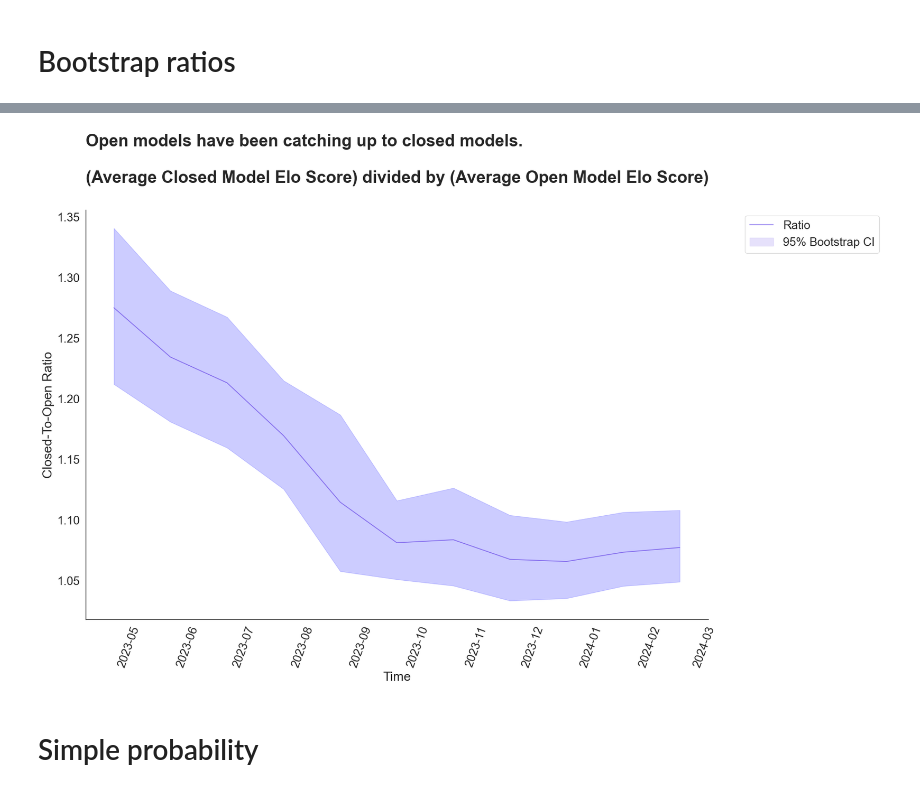
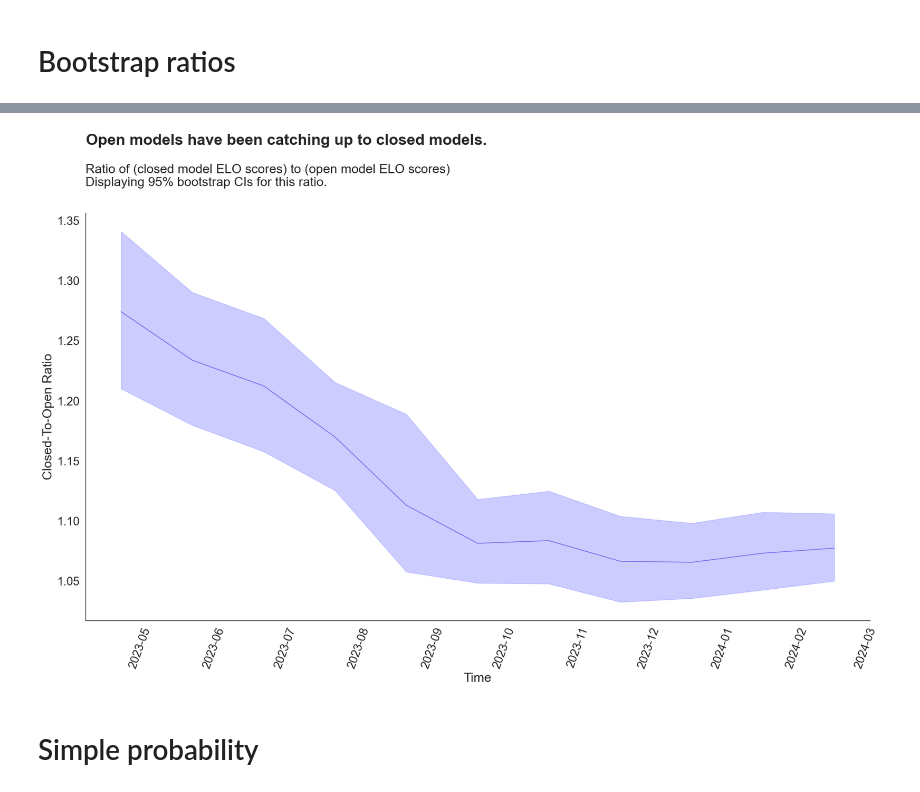
Before and after one commit to josh-ashkinaze/cbot, a Jupyter notebook: bootstrap_analysis.ipynb, the cells around one changed output, grey strips where cells are left out. Drawn from its saved outputs; the diff is of its cells as text; code cells hidden in the pictures.

Commit message:
better graphs and mixed model

```diff
--- a/bootstrap_analysis.ipynb
+++ b/bootstrap_analysis.ipynb
@@ -359,34 +362,32 @@ bootstrap_df
 # %%
 import seaborn as sns
 import matplotlib.pyplot as plt
 
-# Create the line plot
 plt.figure(figsize=(18,12))
 sns.lineplot(data=bootstrap_df, x='segment', y='mean_ratio')
 
-# Add the 95% confidence interval
 plt.fill_between(
     bootstrap_df['segment'],
     bootstrap_df['mean_ratio_lower'],
     bootstrap_df['mean_ratio_upper'],
     color='blue',
     alpha=0.2,
     label='Bootstrap 95% Confidence Interval'
 )
 
-# Call make_aesthetic() function here if it's defined to set aesthetic parameters
 make_aesthetic(font_scale=2)
+plt.suptitle("Open models have been catching up to closed models.", x=0.298, fontweight='bold')
+plt.title("Ratio of (closed model ELO scores) to (open model ELO scores)\nDisplaying 95% bootstrap CIs for this ratio.")
 
-plt.title("Open models have been catching up to closed models.\n\n(Average Closed Model Elo Score) divided by (Average Open Model Elo Score)", size=25, fontweight='bold')
 plt.xlabel("Segment")
 plt.ylabel("Closed-To-Open Ratio")
-plt.legend(["Ratio", "95% Bootstrap CI"], bbox_to_anchor=(1.05, 1), loc='upper left')
+# plt.legend(["Ratio", "95% Bootstrap CI"], bbox_to_anchor=(1.05, 1), loc='upper left')
 plt.xlabel("Time")
 plt.xticks(rotation=70)
 
 plt.show()
 # %% [output]
-[figure, old version]
+[figure, new version]
 # %% [markdown]
 # Simple probability
 # %%
```
Also changed, not shown: parts of 7 cells of this notebook.
